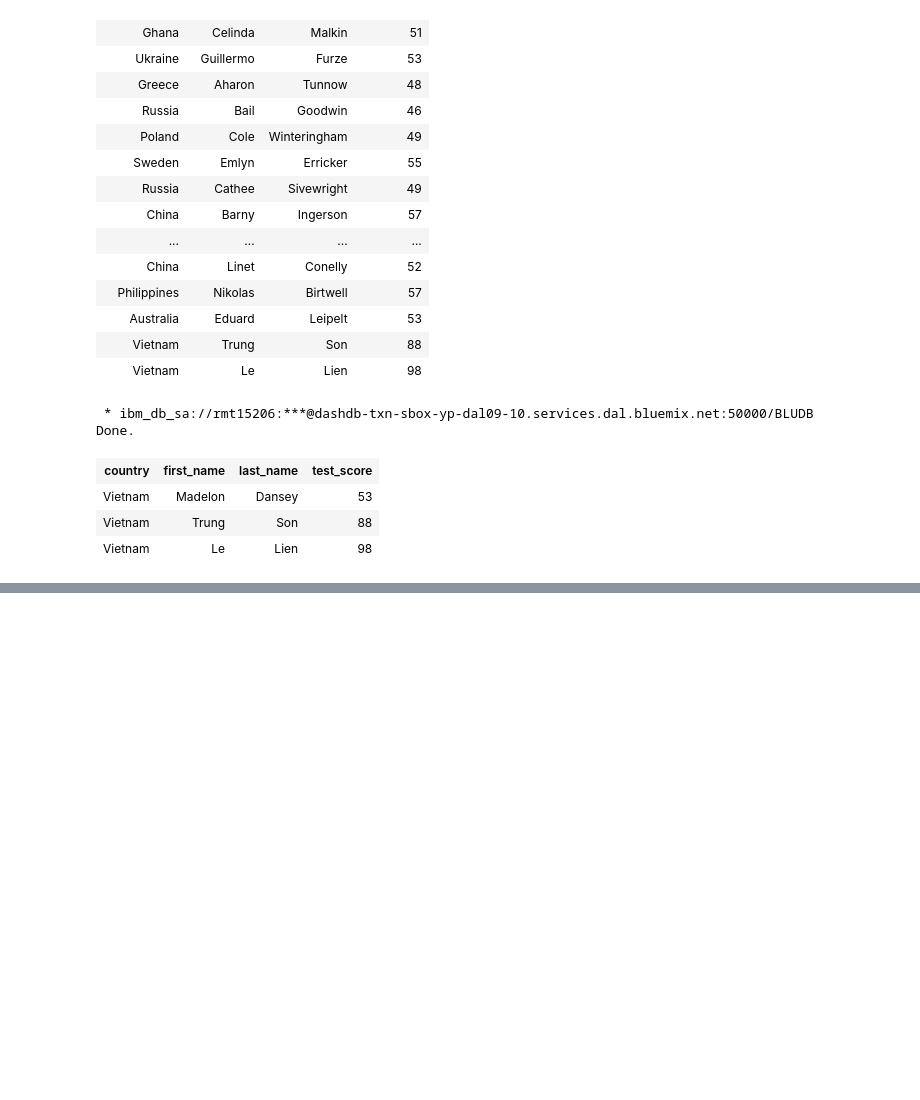
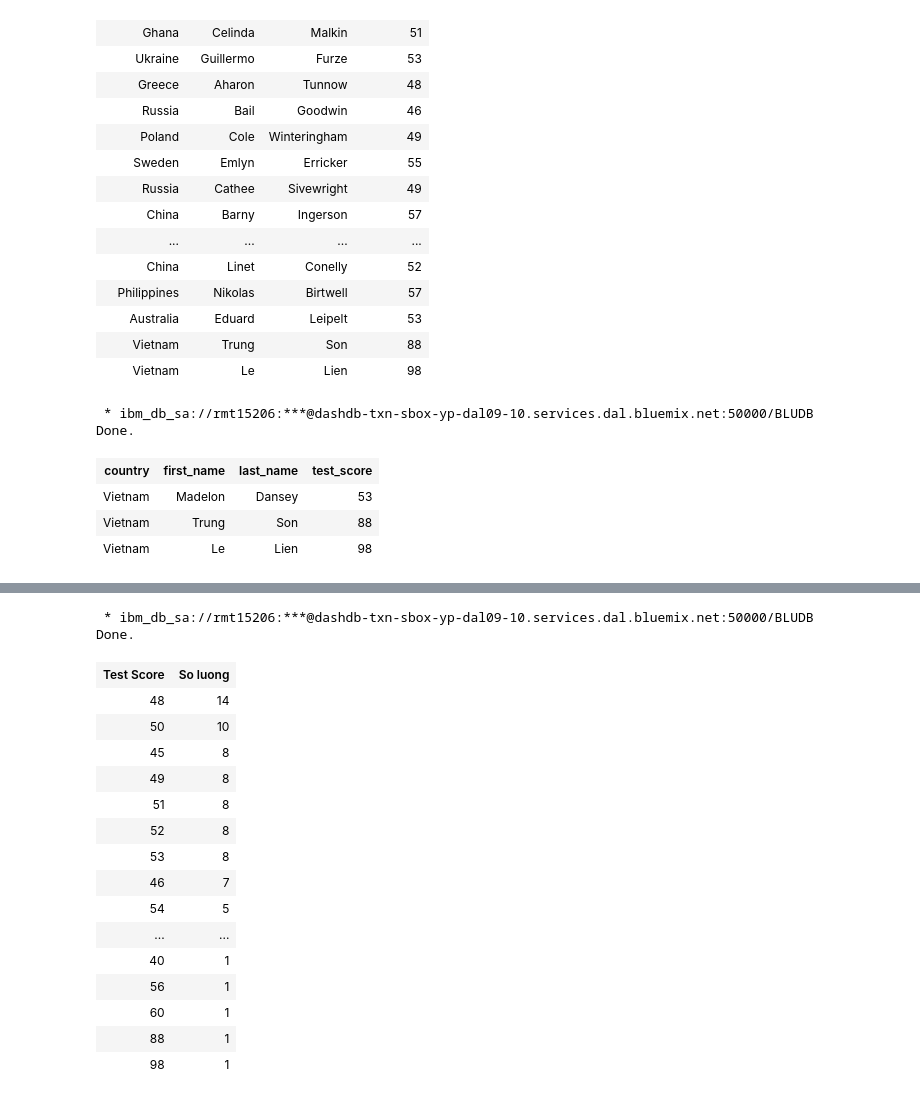
Before and after one commit to PTson2207/Connect-IBM-DB, a Jupyter notebook: sql/Accessing DataBase with SQL magic.ipynb, the cells around one changed output, grey strips where cells are left out. Drawn from its saved outputs; the diff is of its cells as text; code cells hidden in the pictures; blank space fills up the shorter version.

```diff
--- a/sql/Accessing DataBase with SQL magic.ipynb
+++ b/sql/Accessing DataBase with SQL magic.ipynb
@@ -69,0 +92,22 @@ Done.
+# %%
+%%sql
+SELECT test_score as "Test Score", count(test_score) as "So luong" from INTERNATIONAL_STUDENT_TEST_SCORES GROUP BY test_score ORDER BY count(test_score) DESC;
+# %% [output]
+ * ibm_db_sa://rmt15206:***@dashdb-txn-sbox-yp-dal09-10.services.dal.bluemix.net:50000/BLUDB
+Done.
+| Test Score | So luong |
+| 48 | 14 |
+| 50 | 10 |
+| 45 | 8 |
+| 49 | 8 |
+| 51 | 8 |
+| 52 | 8 |
+| 53 | 8 |
+| 46 | 7 |
+| 54 | 5 |
+| ... | ... |
+| 40 | 1 |
+| 56 | 1 |
+| 60 | 1 |
+| 88 | 1 |
+| 98 | 1 |
```
Also changed, not shown: parts of 9 cells of this notebook, 1 other file.
